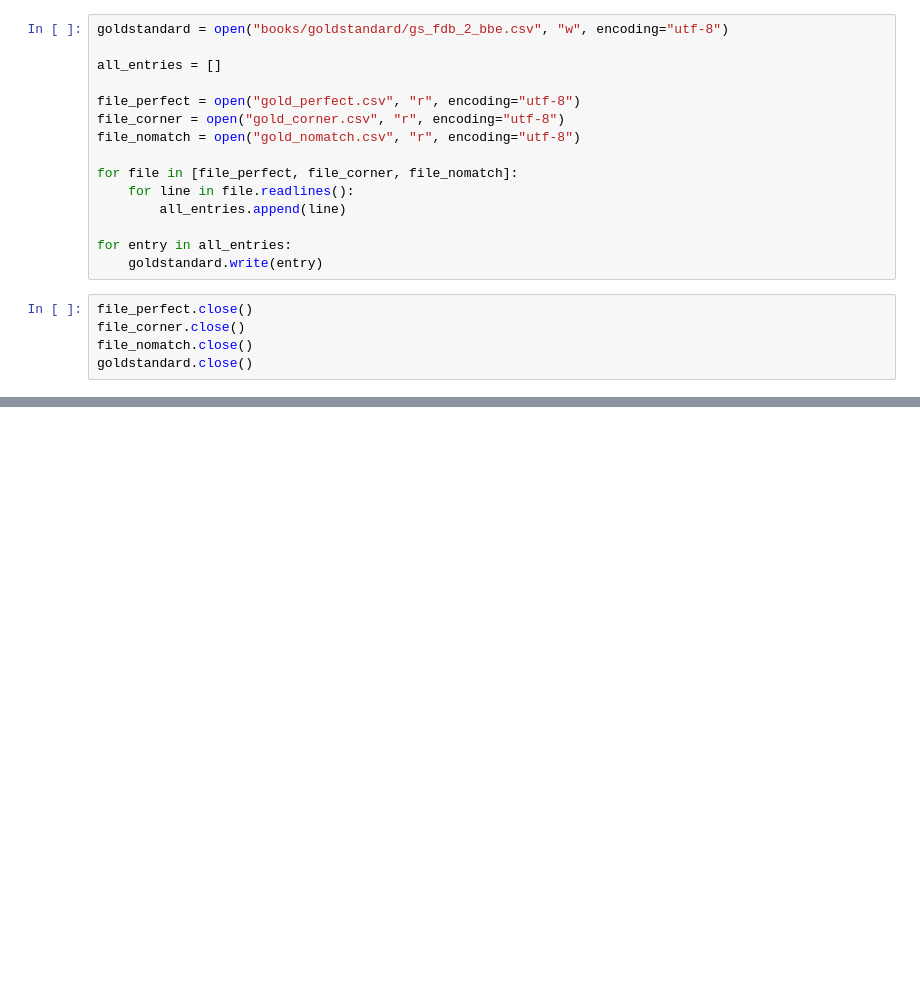
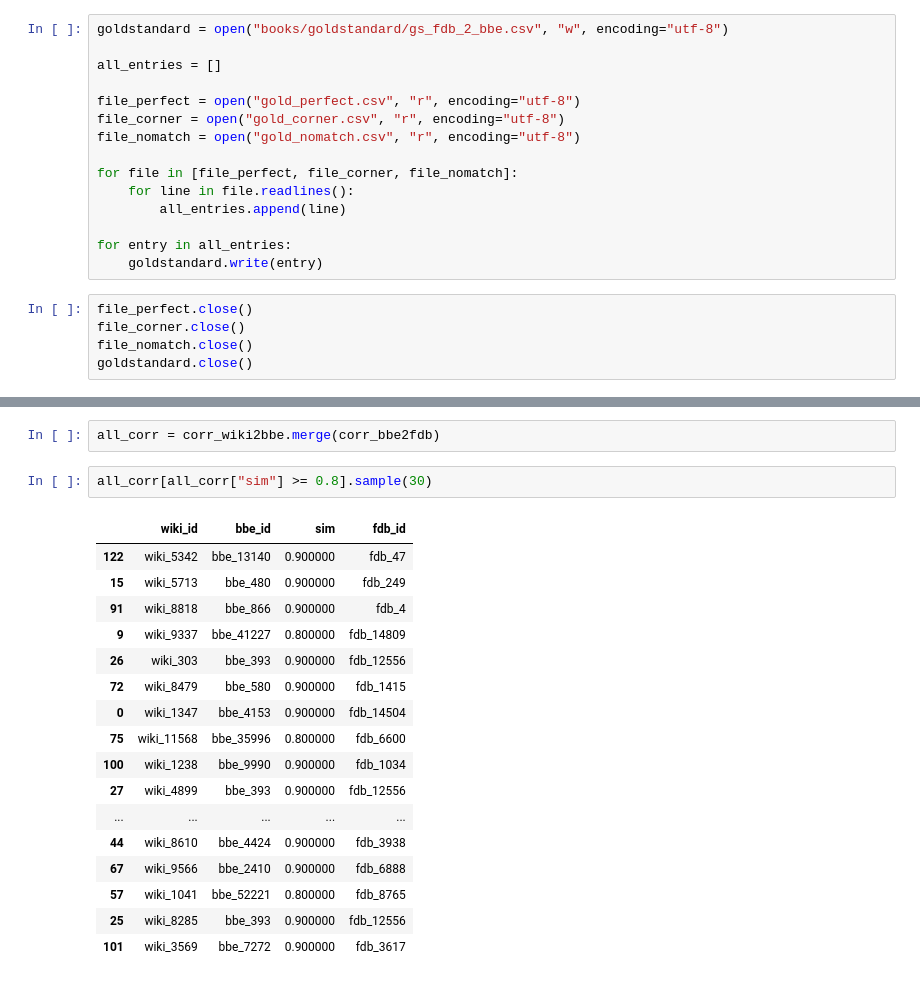
Before and after one commit to waqarurrehman/Team8_Project_Winter, a Jupyter notebook: usecase/create_goldstandard.ipynb, the cells around one changed output, grey strips where cells are left out. Cells and saved outputs as stored; diff of their text form; blank space fills up the shorter version.

```diff
--- a/usecase/create_goldstandard.ipynb
+++ b/usecase/create_goldstandard.ipynb
@@ -238,0 +219,22 @@ corr_wiki2bbe.merge(corr_bbe2fdb).sample(30)
+# %%
+all_corr = corr_wiki2bbe.merge(corr_bbe2fdb)
+# %%
+all_corr[all_corr["sim"] >= 0.8].sample(30)
+# %% [output]
+|  | wiki_id | bbe_id | sim | fdb_id |
+| 122 | wiki_5342 | bbe_13140 | 0.900000 | fdb_47 |
+| 15 | wiki_5713 | bbe_480 | 0.900000 | fdb_249 |
+| 91 | wiki_8818 | bbe_866 | 0.900000 | fdb_4 |
+| 9 | wiki_9337 | bbe_41227 | 0.800000 | fdb_14809 |
+| 26 | wiki_303 | bbe_393 | 0.900000 | fdb_12556 |
+| 72 | wiki_8479 | bbe_580 | 0.900000 | fdb_1415 |
+| 0 | wiki_1347 | bbe_4153 | 0.900000 | fdb_14504 |
+| 75 | wiki_11568 | bbe_35996 | 0.800000 | fdb_6600 |
+| 100 | wiki_1238 | bbe_9990 | 0.900000 | fdb_1034 |
+| 27 | wiki_4899 | bbe_393 | 0.900000 | fdb_12556 |
+| ... | ... | ... | ... | ... |
+| 44 | wiki_8610 | bbe_4424 | 0.900000 | fdb_3938 |
+| 67 | wiki_9566 | bbe_2410 | 0.900000 | fdb_6888 |
+| 57 | wiki_1041 | bbe_52221 | 0.800000 | fdb_8765 |
+| 25 | wiki_8285 | bbe_393 | 0.900000 | fdb_12556 |
+| 101 | wiki_3569 | bbe_7272 | 0.900000 | fdb_3617 |
```
Also changed, not shown: parts of 11 cells of this notebook, 1 other file.
